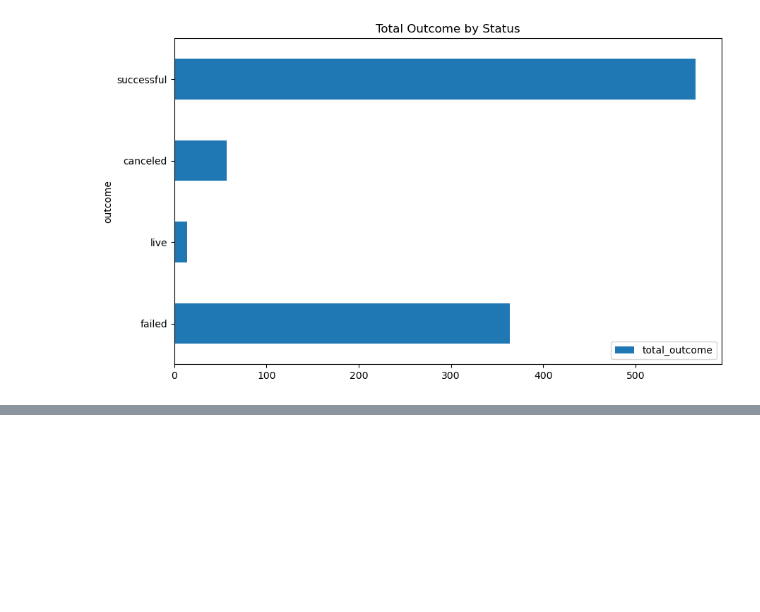
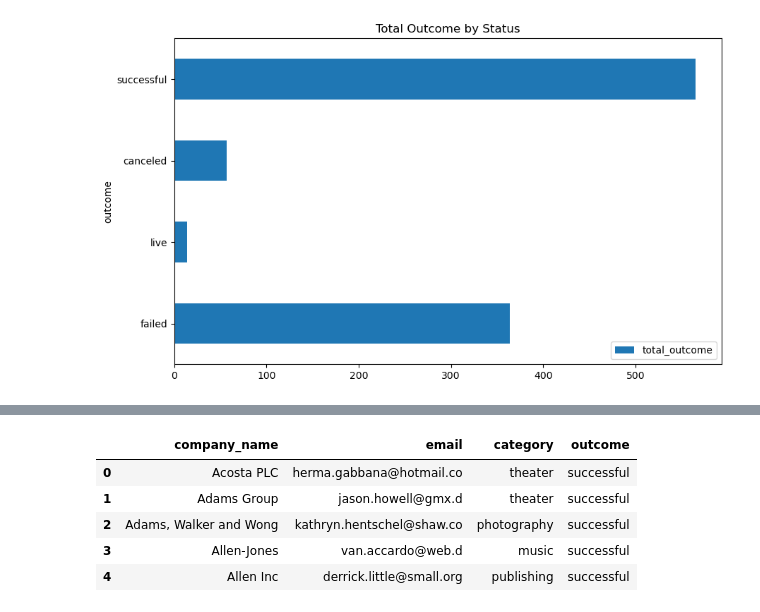
Before and after one commit to DannyPhantom2023/SMU-Project-2-Crowd-Funding, a Jupyter notebook: Final Submission/ETL_Mini_Project_Group_4.ipynb, the cells around one changed output, grey strips where cells are left out. Saved outputs shown, nothing was run; the diff lists cells and outputs as text; code cells hidden in the pictures; blank space fills up the shorter version.

```diff
--- a/Final Submission/ETL_Mini_Project_Group_4.ipynb
+++ b/Final Submission/ETL_Mini_Project_Group_4.ipynb
@@ -717,0 +747,28 @@ plt.show()
+# %%
+query3 = """
+select
+c.company_name,
+o.email,
+a.category,
+c.outcome
+
+From
+campaign c
+join contacts o on o.contact_id = c.contact_id
+join category a on a.category_id = c.category_id
+where
+outcome = 'successful'
+order by
+company_name asc;
+
+"""
+dfs3 = pd.read_sql(query3, engine)
+# %%
+dfs3.head()
+# %% [output]
+|  | company_name | email | category | outcome |
+| 0 | Acosta PLC | herma.gabbana@hotmail.co | theater | successful |
+| 1 | Adams Group | jason.howell@gmx.d | theater | successful |
+| 2 | Adams, Walker and Wong | kathryn.hentschel@shaw.co | photography | successful |
+| 3 | Allen-Jones | van.accardo@web.d | music | successful |
+| 4 | Allen Inc | derrick.little@small.org | publishing | successful |
```
Also changed, not shown: parts of 4 cells of this notebook.
